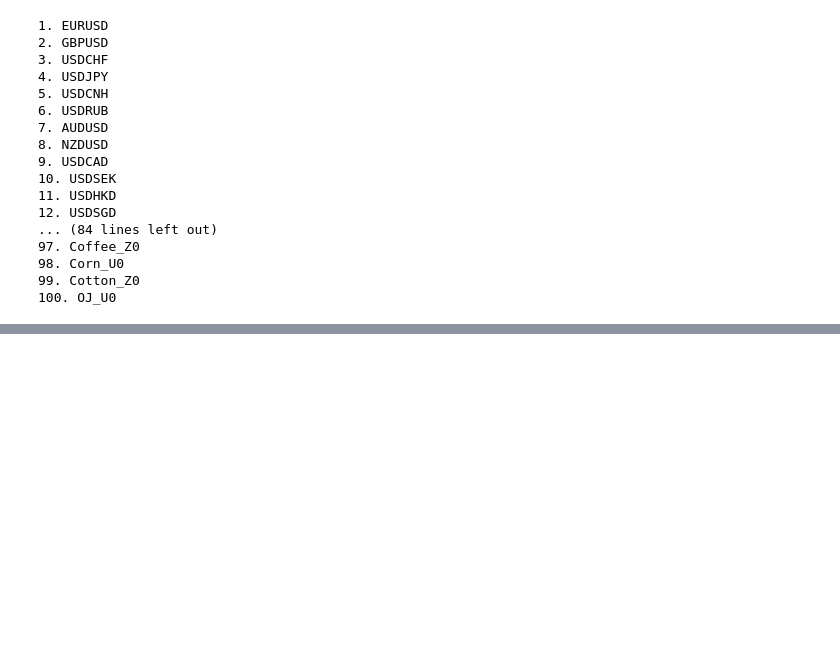
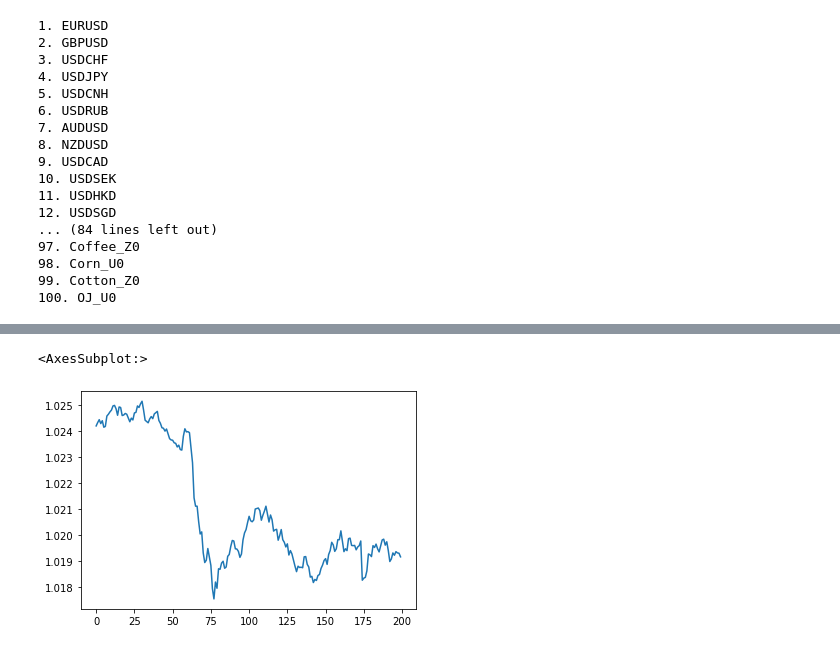
Before and after one commit to ValdecyCaetano/METATRADER, a Jupyter notebook: Metatrader iniciando.ipynb, the cells around one changed output, grey strips where cells are left out. Drawn from its saved outputs; the diff is of its cells as text; code cells hidden in the pictures; blank space fills up the shorter version.

```diff
--- a/Metatrader iniciando.ipynb
+++ b/Metatrader iniciando.ipynb
@@ -85,2 +88,7 @@ print(data)
 
 [200 rows x 3 columns]
+# %%
+data['EURUSD'].plot()
+# %% [output]
+<AxesSubplot:>
+[figure, added]
```
Also changed, not shown: parts of 10 cells of this notebook.
